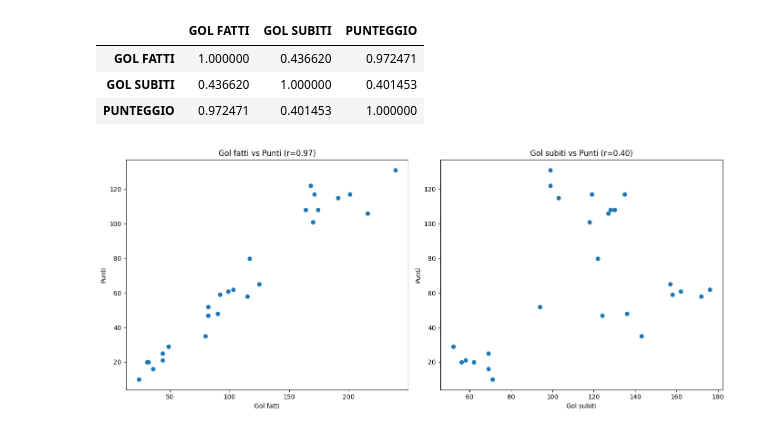
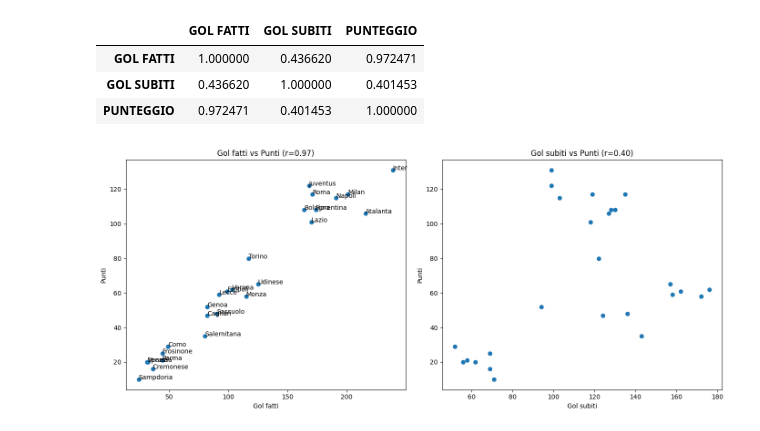
Before and after one commit to MicheleGadaleta16/serie-a-goals-analysis, a Jupyter notebook: notebooks/01_eda.ipynb, the cells around one changed output. Cells and saved outputs as stored; diff of their text form; code cells hidden in the pictures.

```diff
--- a/notebooks/01_eda.ipynb
+++ b/notebooks/01_eda.ipynb
@@ -195,27 +195,30 @@ import matplotlib.pyplot as plt
 # %%
 fig, axes = plt.subplots(1, 2, figsize=(14, 6))
 
 # Grafico 1 — gol fatti vs punti
+
 axes[0].scatter(df_finale_2['GOL FATTI'], df_finale_2['PUNTEGGIO'])
 axes[0].set_xlabel('Gol fatti')
 axes[0].set_ylabel('Punti')
 axes[0].set_title('Gol fatti vs Punti (r=0.97)')
+
+
 
 # Grafico 2 — gol subiti vs punti
 axes[1].scatter(df_finale_2['GOL SUBITI'], df_finale_2['PUNTEGGIO'])
 axes[1].set_xlabel('Gol subiti')
 axes[1].set_ylabel('Punti')
 axes[1].set_title('Gol subiti vs Punti (r=0.40)')
 
 for squadra in df_finale_2.index:
-    ax.annotate(
+    axes[0].annotate(
         text=squadra,
         xy=(df_finale_2.loc[squadra, 'GOL FATTI'],
             df_finale_2.loc[squadra, 'PUNTEGGIO'])
     )
 
 plt.tight_layout()
 plt.savefig('../outputs/figures/correlation_goals_points.png', dpi=150)
 plt.show()
 # %% [output]
-[figure, old version]
+[figure, new version]
```
Also changed, not shown: parts of 2 cells of this notebook, 3 other files.
